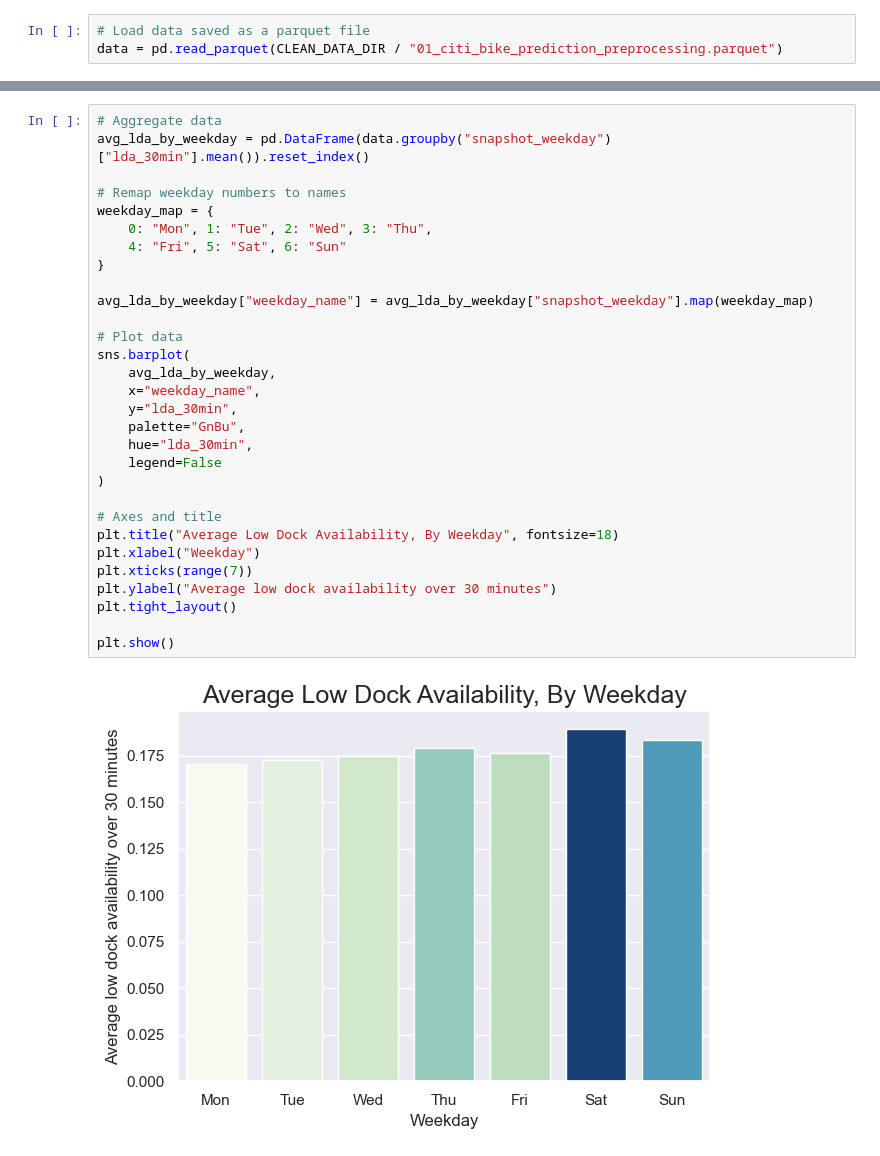
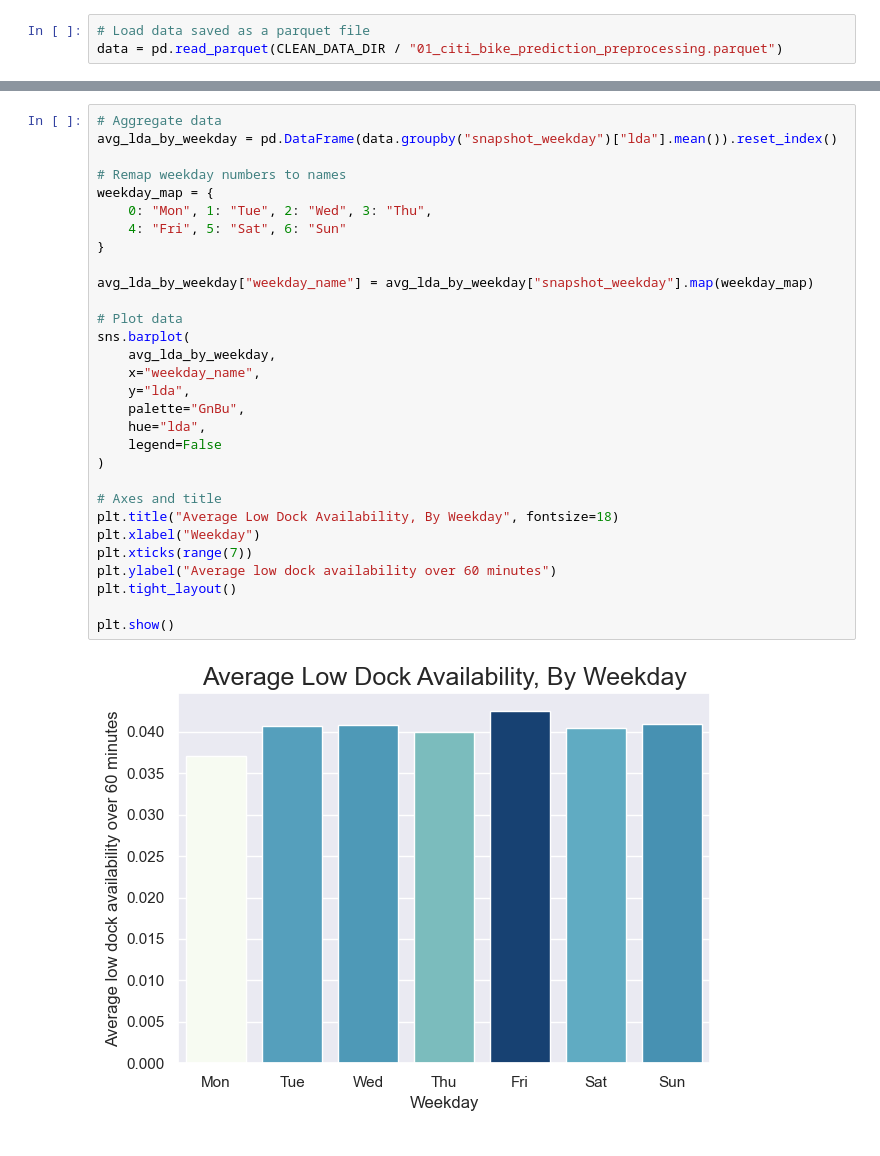
Before and after one commit to jac6779/citi-bike-prediction, a Jupyter notebook: notebooks/02_citi_bike_prediction_exploratory_analysis.ipynb, the cells around one changed output, grey strips where cells are left out. Cells and saved outputs as stored; diff of their text form.

```diff
--- a/notebooks/02_citi_bike_prediction_exploratory_analysis.ipynb
+++ b/notebooks/02_citi_bike_prediction_exploratory_analysis.ipynb
@@ -171,33 +153,33 @@ This pattern suggests that commuting behavior plays a significant role in system
 # %%
 # Aggregate data
-avg_lda_by_weekday = pd.DataFrame(data.groupby("snapshot_weekday")["lda_30min"].mean()).reset_index()
+avg_lda_by_weekday = pd.DataFrame(data.groupby("snapshot_weekday")["lda"].mean()).reset_index()
 
 # Remap weekday numbers to names
 weekday_map = {
     0: "Mon", 1: "Tue", 2: "Wed", 3: "Thu",
     4: "Fri", 5: "Sat", 6: "Sun"
 }
 
 avg_lda_by_weekday["weekday_name"] = avg_lda_by_weekday["snapshot_weekday"].map(weekday_map)
 
 # Plot data
 sns.barplot(
     avg_lda_by_weekday,
     x="weekday_name",
-    y="lda_30min",
+    y="lda",
     palette="GnBu",
-    hue="lda_30min",
+    hue="lda",
     legend=False
 )
 
 # Axes and title
 plt.title("Average Low Dock Availability, By Weekday", fontsize=18)
 plt.xlabel("Weekday")
 plt.xticks(range(7))
-plt.ylabel("Average low dock availability over 30 minutes")
+plt.ylabel("Average low dock availability over 60 minutes")
 plt.tight_layout()
 
 plt.show()
 # %% [output]
-[figure, old version]
+[figure, new version]
 # %% [markdown]
```
Also changed, not shown: parts of 26 cells of this notebook, 6 other files.
